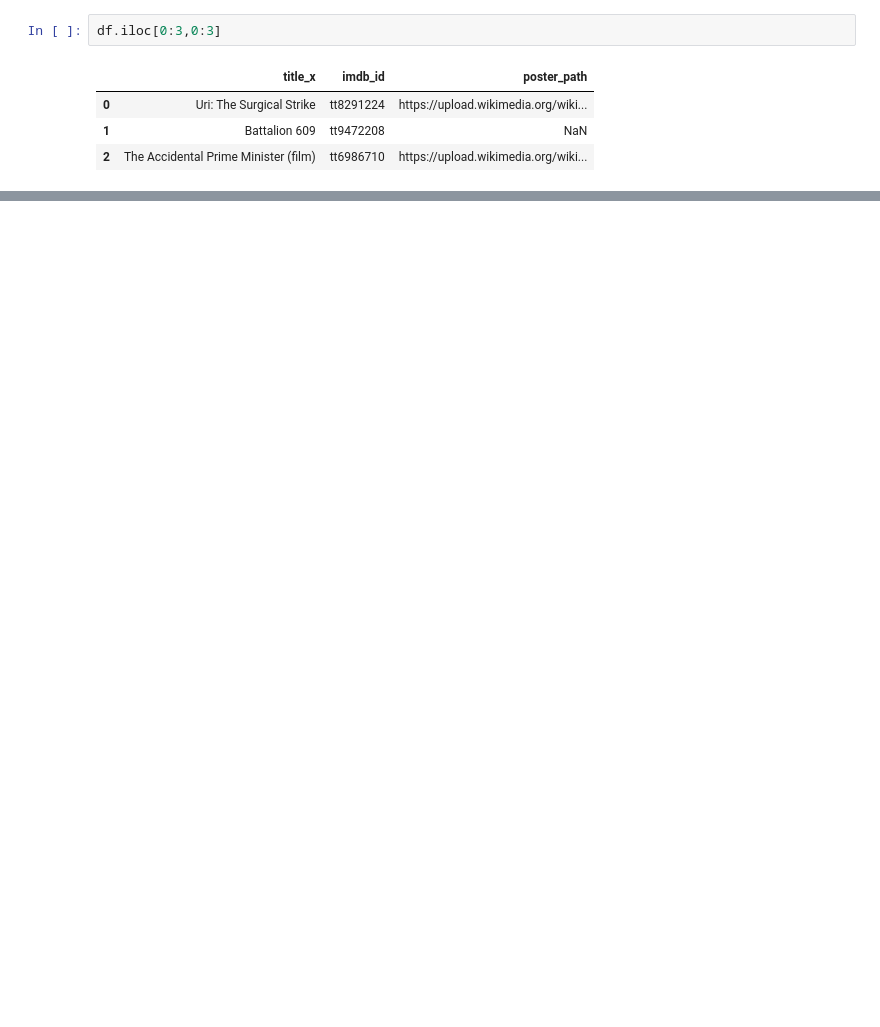
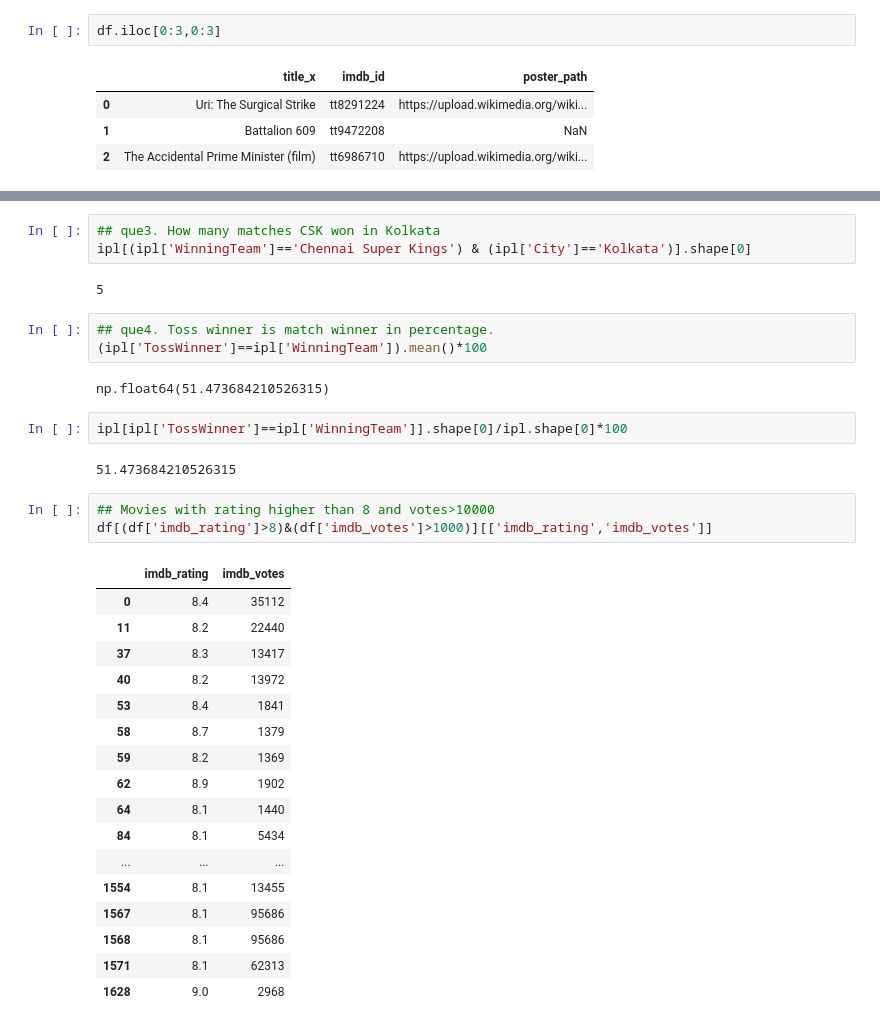
Before and after one commit to adarshagnihotri2007/Data-Science-Learning, a Jupyter notebook: Pandas_DataFrame.ipynb, the cells around one changed output, grey strips where cells are left out. Cells and saved outputs as stored; diff of their text form; blank space fills up the shorter version.

```diff
--- a/Pandas_DataFrame.ipynb
+++ b/Pandas_DataFrame.ipynb
@@ -411,0 +502,35 @@ df.iloc[0:3,0:3]
+# %%
+## que3. How many matches CSK won in Kolkata
+ipl[(ipl['WinningTeam']=='Chennai Super Kings') & (ipl['City']=='Kolkata')].shape[0]
+# %% [output]
+5
+# %%
+## que4. Toss winner is match winner in percentage.
+(ipl['TossWinner']==ipl['WinningTeam']).mean()*100
+# %% [output]
+np.float64(51.473684210526315)
+# %%
+ipl[ipl['TossWinner']==ipl['WinningTeam']].shape[0]/ipl.shape[0]*100
+# %% [output]
+51.473684210526315
+# %%
+## Movies with rating higher than 8 and votes>10000
+df[(df['imdb_rating']>8)&(df['imdb_votes']>1000)][['imdb_rating','imdb_votes']]
+# %% [output]
+|  | imdb_rating | imdb_votes |
+| 0 | 8.4 | 35112 |
+| 11 | 8.2 | 22440 |
+| 37 | 8.3 | 13417 |
+| 40 | 8.2 | 13972 |
+| 53 | 8.4 | 1841 |
+| 58 | 8.7 | 1379 |
+| 59 | 8.2 | 1369 |
+| 62 | 8.9 | 1902 |
+| 64 | 8.1 | 1440 |
+| 84 | 8.1 | 5434 |
+| ... | ... | ... |
+| 1554 | 8.1 | 13455 |
+| 1567 | 8.1 | 95686 |
+| 1568 | 8.1 | 95686 |
+| 1571 | 8.1 | 62313 |
+| 1628 | 9.0 | 2968 |
```
Also changed, not shown: parts of 18 cells of this notebook.
